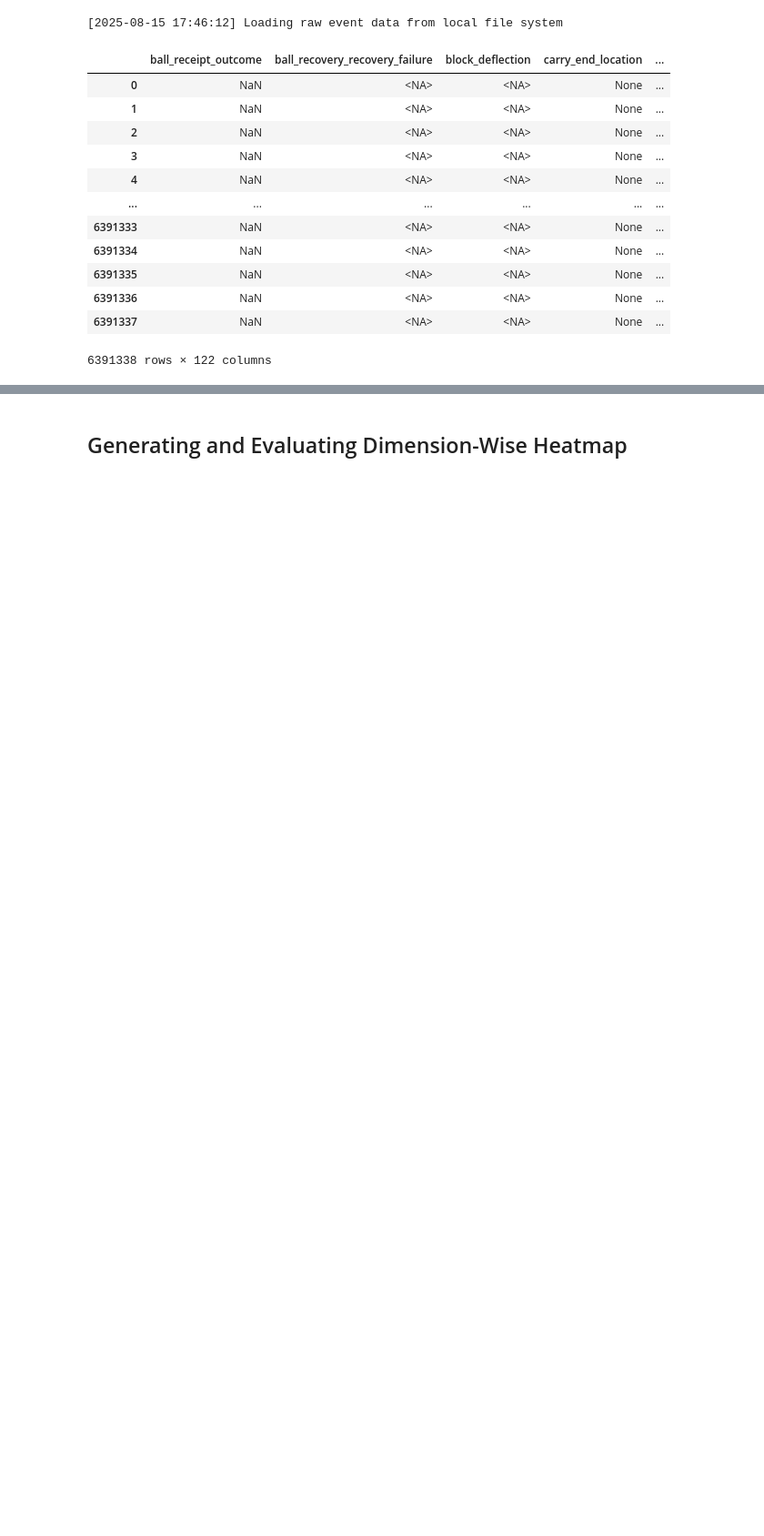
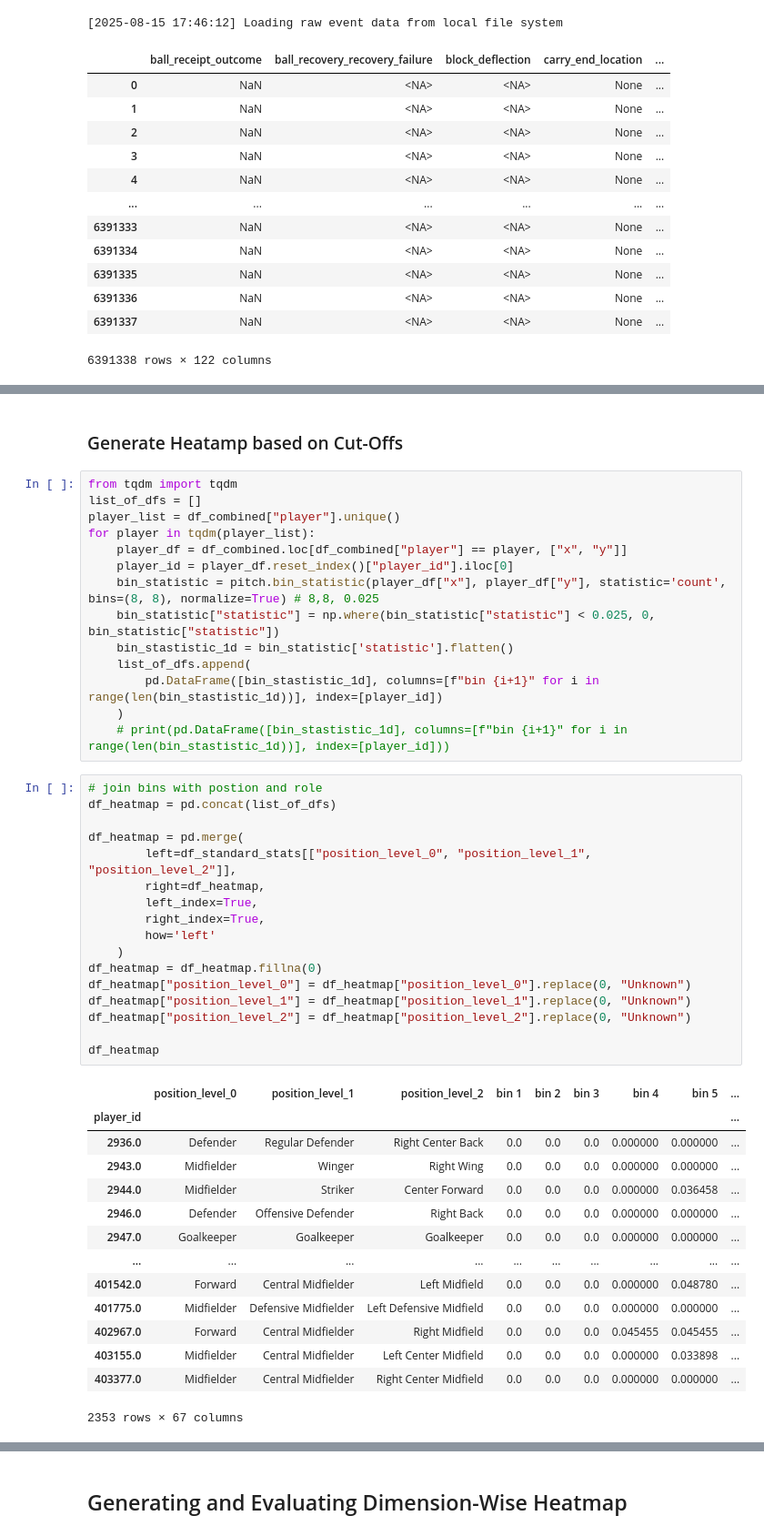
Before and after one commit to allorenz/football-player-similarity, a Jupyter notebook: src/notebooks/feature_multichannel_heatmap.ipynb, the cells around one changed output, grey strips where cells are left out. Shown at 91% size. Drawn from its saved outputs; the diff is of its cells as text; blank space fills up the shorter version.

```diff
--- a/src/notebooks/feature_multichannel_heatmap.ipynb
+++ b/src/notebooks/feature_multichannel_heatmap.ipynb
@@ -33,0 +131,48 @@ dataloader.load_data()
+# %% [markdown]
+### Generate Heatamp based on Cut-Offs
+# %%
+from tqdm import tqdm
+list_of_dfs = []
+player_list = df_combined["player"].unique()
+for player in tqdm(player_list):
+    player_df = df_combined.loc[df_combined["player"] == player, ["x", "y"]]
+    player_id = player_df.reset_index()["player_id"].iloc[0]
+    bin_statistic = pitch.bin_statistic(player_df["x"], player_df["y"], statistic='count', bins=(8, 8), normalize=True) # 8,8, 0.025
+    bin_statistic["statistic"] = np.where(bin_statistic["statistic"] < 0.025, 0, bin_statistic["statistic"])
+    bin_stastistic_1d = bin_statistic['statistic'].flatten()
+    list_of_dfs.append(
+        pd.DataFrame([bin_stastistic_1d], columns=[f"bin {i+1}" for i in range(len(bin_stastistic_1d))], index=[player_id])
+    )
+    # print(pd.DataFrame([bin_stastistic_1d], columns=[f"bin {i+1}" for i in range(len(bin_stastistic_1d))], index=[player_id]))
+# %%
+# join bins with postion and role
+df_heatmap = pd.concat(list_of_dfs)
+
+df_heatmap = pd.merge(
+        left=df_standard_stats[["position_level_0", "position_level_1", "position_level_2"]],
+        right=df_heatmap,
+        left_index=True,
+        right_index=True,
+        how='left'
+    )
+df_heatmap = df_heatmap.fillna(0)
+df_heatmap["position_level_0"] = df_heatmap["position_level_0"].replace(0, "Unknown")
+df_heatmap["position_level_1"] = df_heatmap["position_level_1"].replace(0, "Unknown")
+df_heatmap["position_level_2"] = df_heatmap["position_level_2"].replace(0, "Unknown")
+
+df_heatmap
+# %% [output]
+|  | position_level_0 | position_level_1 | position_level_2 | bin 1 | bin 2 | bin 3 | bin 4 | bin 5 | ... |
+| player_id |  |  |  |  |  |  |  |  | ... |
+| 2936.0 | Defender | Regular Defender | Right Center Back | 0.0 | 0.0 | 0.0 | 0.000000 | 0.000000 | ... |
+| 2943.0 | Midfielder | Winger | Right Wing | 0.0 | 0.0 | 0.0 | 0.000000 | 0.000000 | ... |
+| 2944.0 | Midfielder | Striker | Center Forward | 0.0 | 0.0 | 0.0 | 0.000000 | 0.036458 | ... |
+| 2946.0 | Defender | Offensive Defender | Right Back | 0.0 | 0.0 | 0.0 | 0.000000 | 0.000000 | ... |
+| 2947.0 | Goalkeeper | Goalkeeper | Goalkeeper | 0.0 | 0.0 | 0.0 | 0.000000 | 0.000000 | ... |
+| ... | ... | ... | ... | ... | ... | ... | ... | ... | ... |
+| 401542.0 | Forward | Central Midfielder | Left Midfield | 0.0 | 0.0 | 0.0 | 0.000000 | 0.048780 | ... |
+| 401775.0 | Midfielder | Defensive Midfielder | Left Defensive Midfield | 0.0 | 0.0 | 0.0 | 0.000000 | 0.000000 | ... |
+| 402967.0 | Forward | Central Midfielder | Right Midfield | 0.0 | 0.0 | 0.0 | 0.045455 | 0.045455 | ... |
+| 403155.0 | Midfielder | Central Midfielder | Left Center Midfield | 0.0 | 0.0 | 0.0 | 0.000000 | 0.033898 | ... |
+| 403377.0 | Midfielder | Central Midfielder | Right Center Midfield | 0.0 | 0.0 | 0.0 | 0.000000 | 0.000000 | ... |
+2353 rows × 67 columns
```
Also changed, not shown: parts of 8 cells of this notebook, 3 other files.
